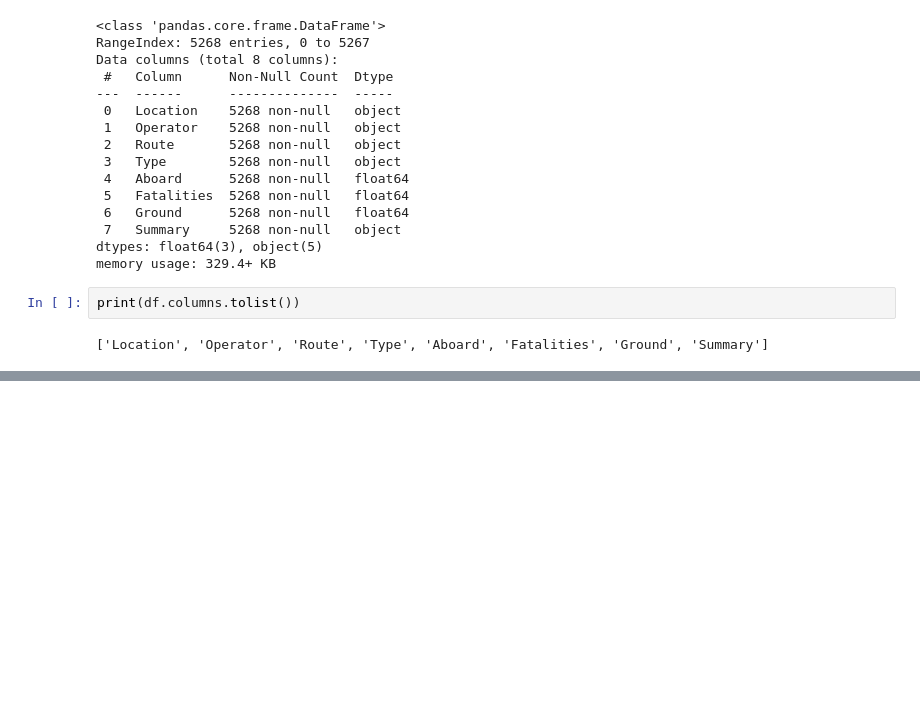
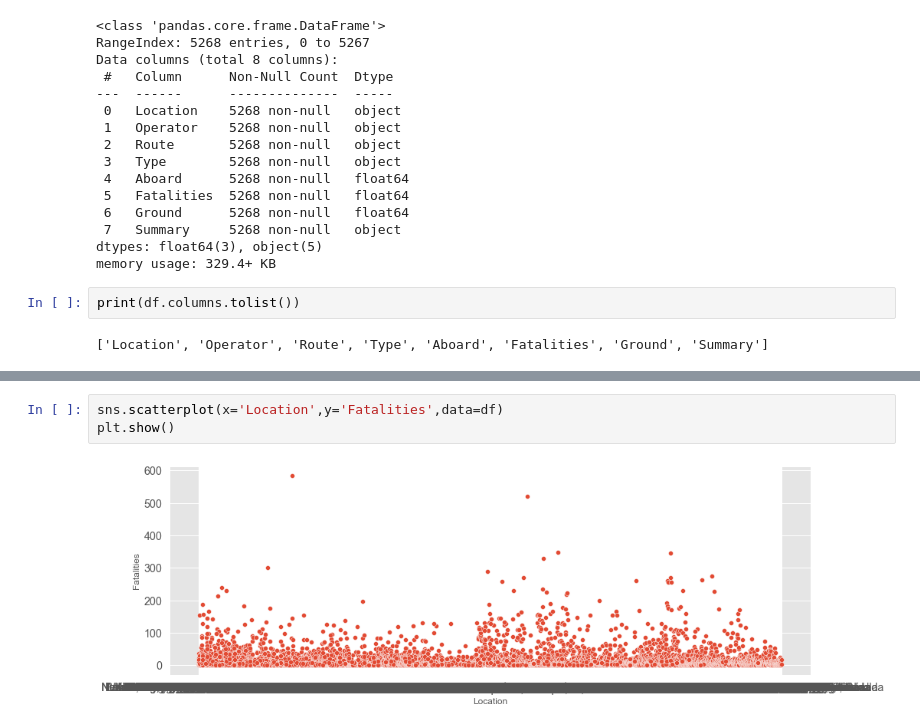
Before and after one commit to Kuldeepak090/Major-Project-kuldeepak, a Jupyter notebook: eda_data.ipynb, the cells around one changed output, grey strips where cells are left out. Cells and saved outputs as stored; diff of their text form; blank space fills up the shorter version.

```diff
--- a/eda_data.ipynb
+++ b/eda_data.ipynb
@@ -82,0 +83,5 @@ df['Summary'].value_counts().head(20).plot(kind='bar',color = ['pink','orange'])
+# %%
+sns.scatterplot(x='Location',y='Fatalities',data=df)
+plt.show()
+# %% [output]
+[figure, added]
```
Also changed, not shown: parts of 16 cells of this notebook.
